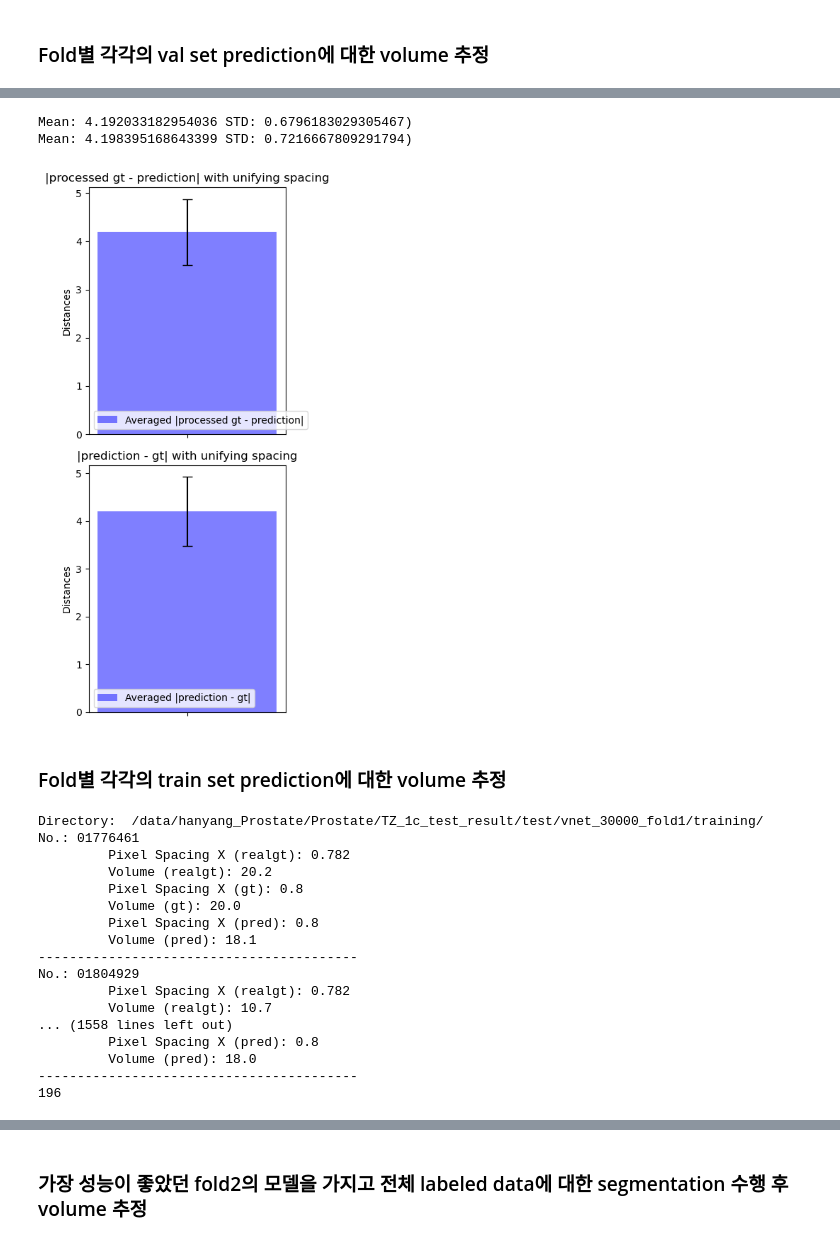
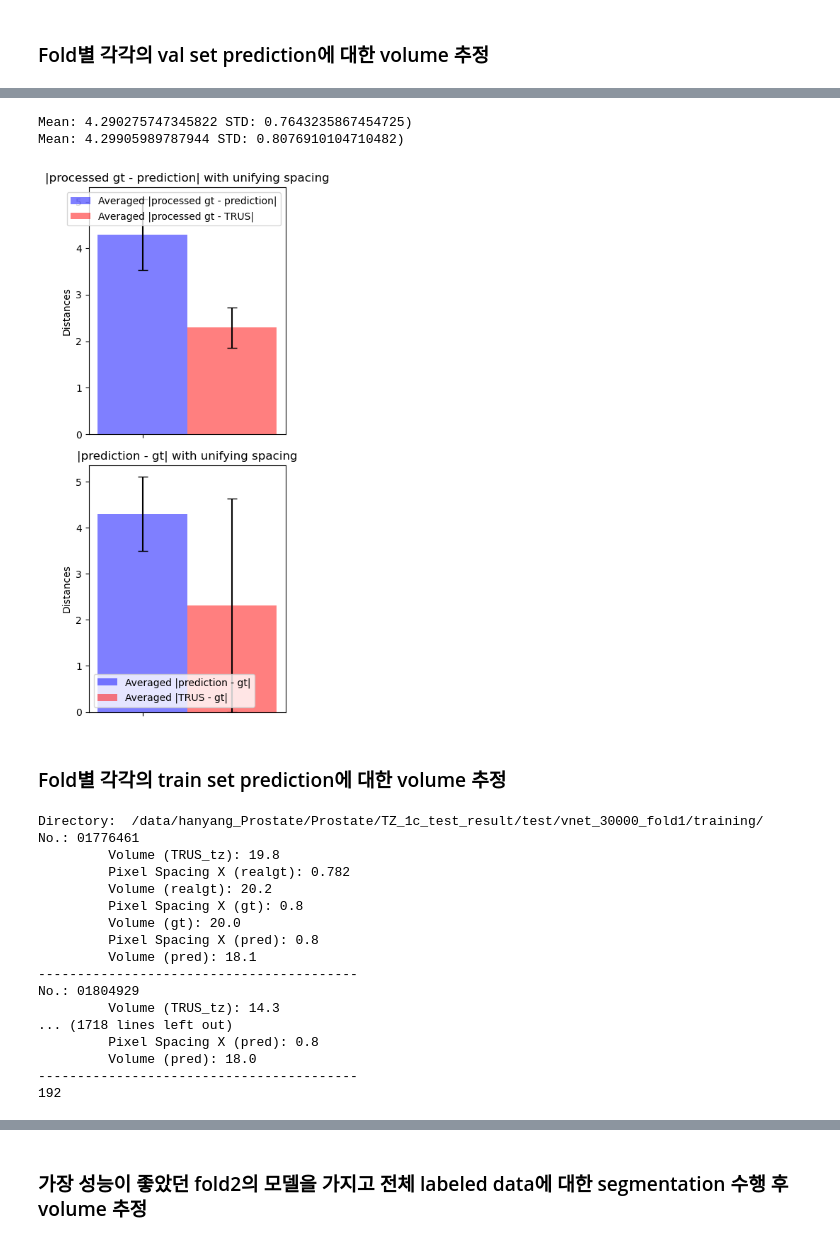
Before and after one commit to hyu-cvlab/personal_jinseonoh_medical, a Jupyter notebook: volume_estimation_TZ.ipynb, the cells around one changed output, grey strips where cells are left out. Cells and saved outputs as stored; diff of their text form; code cells hidden in the pictures.

Commit message:
additional code implementation for analyzing TRUS_TZ volume and comparison with weighted dice loss

```diff
--- a/volume_estimation_TZ.ipynb
+++ b/volume_estimation_TZ.ipynb
@@ -553,26 +561,26 @@ for fold_idx, (a_values, b_values, c_values) in enumerate(zip(a_lists, b_lists,
     print(f"|prediction - gt| 표준편차: {std_bc_fold}")
     print()
 
-# # fold별로 |a-d|와 |d-c| 계산 : fold마다 validation에 사용된 데이터가 다를거라서
-# for fold_idx, (a_values, d_values, c_values) in enumerate(zip(a_lists, d_lists, c_lists), start=1):
-#     abs_diff_ad_fold = np.abs(np.array(a_values) - np.array(d_values))
-#     abs_diff_dc_fold = np.abs(np.array(d_values) - np.array(c_values))
+# fold별로 |a-d|와 |d-c| 계산 : fold마다 validation에 사용된 데이터가 다를거라서
+for fold_idx, (a_values, d_values, c_values) in enumerate(zip(a_lists, d_lists, c_lists), start=1):
+    abs_diff_ad_fold = np.abs(np.array(a_values) - np.array(d_values))
+    abs_diff_dc_fold = np.abs(np.array(d_values) - np.array(c_values))
 
-#     mean_ad_fold = np.mean(abs_diff_ad_fold)
-#     std_ad_fold = np.std(abs_diff_ad_fold)
-#     mean_dc_fold = np.mean(abs_diff_dc_fold)
-#     std_dc_fold = np.std(abs_diff_dc_fold)
-#     mean_ad.append(mean_ad_fold)
-#     std_ad.append(std_ad_fold)
-#     mean_dc.append(mean_dc_fold)
-#     std_dc.append(std_dc_fold)
+    mean_ad_fold = np.mean(abs_diff_ad_fold)
+    std_ad_fold = np.std(abs_diff_ad_fold)
+    mean_dc_fold = np.mean(abs_diff_dc_fold)
+    std_dc_fold = np.std(abs_diff_dc_fold)
+    mean_ad.append(mean_ad_fold)
+    std_ad.append(std_ad_fold)
+    mean_dc.append(mean_dc_fold)
+    std_dc.append(std_dc_fold)
 
-#     print(f"Fold {fold_idx}:")
-#     print(f"|processed gt - TRUS| 평균: {mean_ad_fold}")
-#     print(f"|processed gt - TRUS| 표준편차: {std_ad_fold}")
-#     print(f"|TRUS - gt| 평균: {mean_dc_fold}")
-#     print(f"|TRUS - gt| 표준편차: {std_dc_fold}")
-#     print()
+    print(f"Fold {fold_idx}:")
+    print(f"|processed gt - TRUS| 평균: {mean_ad_fold}")
+    print(f"|processed gt - TRUS| 표준편차: {std_ad_fold}")
+    print(f"|TRUS - gt| 평균: {mean_dc_fold}")
+    print(f"|TRUS - gt| 표준편차: {std_dc_fold}")
+    print()
 
 # Fold별 바 차트 그리기
 fig, axes = plt.subplots(2, 1, figsize=(10, 8))
@@ -580,7 +588,7 @@ bar_width = 0.35
 
 # 첫 번째 plot
 axes[0].bar(range(1, num_folds + 1), mean_ab, bar_width, yerr=std_ab, color='b', alpha=0.5, capsize=5, label='|processed gt - prediction|')
-# axes[0].bar([x + bar_width for x in range(1, num_folds + 1)], mean_ad, bar_width, color='r', yerr=std_ad, alpha=0.5, capsize=5, label='|processed gt - TRUS|')
+axes[0].bar([x + bar_width for x in range(1, num_folds + 1)], mean_ad, bar_width, color='r', yerr=std_ad, alpha=0.5, capsize=5, label='|processed gt - TRUS|')
 axes[0].set_xticks(range(1, num_folds + 1))
 axes[0].set_xticklabels([f'Fold {i}' for i in range(1, num_folds + 1)])
 axes[0].set_ylabel('Distances')
@@ -589,7 +597,7 @@ axes[0].legend()
 
 # 두 번째 plot
 axes[1].bar(range(1, num_folds + 1), mean_bc, bar_width, yerr=std_bc, color='b', alpha=0.5, capsize=5, label='|prediction - gt|')
-# axes[1].bar([x + bar_width for x in range(1, num_folds + 1)], mean_dc, bar_width, yerr=std_dc, color='r', alpha=0.5, capsize=5, label='|TRUS - gt|')
+axes[1].bar([x + bar_width for x in range(1, num_folds + 1)], mean_dc, bar_width, yerr=std_dc, color='r', alpha=0.5, capsize=5, label='|TRUS - gt|')
 axes[1].set_xticks(range(1, num_folds + 1))
 axes[1].set_xticklabels([f'Fold {i}' for i in range(1, num_folds + 1)])
 axes[1].set_ylabel('Distances')
@@ -620,33 +628,33 @@ Fold 2:
 # %%
 fig, axes = plt.subplots(2, 1, figsize=(4, 8))
 bar_width = 0.35
 print(f'Mean: {np.mean(mean_ab)} STD: {np.std(mean_ab)})')
 print(f'Mean: {np.mean(mean_bc)} STD: {np.std(mean_bc)})')
 
 # 첫 번째 plot
 axes[0].bar([1], [np.mean(mean_ab)], bar_width, yerr=[np.std(mean_ab)], color='b', alpha=0.5, capsize=5, label='Averaged |processed gt - prediction|')
-# axes[0].bar([1 + bar_width], [mean_ad], bar_width, color='r', yerr=[std_ad], alpha=0.5, capsize=5, label='Averaged |processed gt - TRUS|')
+axes[0].bar([1 + bar_width], [np.mean(mean_ad)], bar_width, color='r', yerr=[np.std(mean_ad)], alpha=0.5, capsize=5, label='Averaged |processed gt - TRUS|')
 axes[0].set_xticks([1])
 axes[0].set_xticklabels([''])
 axes[0].set_ylabel('Distances')
 axes[0].set_title('|processed gt - prediction| with unifying spacing')
 axes[0].legend()
 
 # 두 번째 plot
 axes[1].bar([1], [np.mean(mean_bc)], bar_width, yerr=[np.std(mean_bc)], color='b', alpha=0.5, capsize=5, label='Averaged |prediction - gt|')
-# axes[1].bar([1 + bar_width], [mean_dc], bar_width, yerr=[std_dc], color='r', alpha=0.5, capsize=5, label='Averaged |TRUS - gt|')
+axes[1].bar([1 + bar_width], [np.mean(mean_dc)], bar_width, yerr=[np.mean(mean_dc)], color='r', alpha=0.5, capsize=5, label='Averaged |TRUS - gt|')
 axes[1].set_xticks([1])
 axes[1].set_xticklabels([''])
 axes[1].set_ylabel('Distances')
 axes[1].set_title('|prediction - gt| with unifying spacing')
 axes[1].legend()
 
 plt.tight_layout()
 plt.show()
 # %% [output]
-Mean: 4.192033182954036 STD: 0.6796183029305467)
-Mean: 4.198395168643399 STD: 0.7216667809291794)
+Mean: 4.290275747345822 STD: 0.7643235867454725)
+Mean: 4.29905989787944 STD: 0.8076910104710482)
-[figure, old version]
+[figure, new version]
 # %%
 # # import os
 # # import numpy as np
@@ -846,15 +854,15 @@ for fold_idx, directory_path in enumerate(directory_paths, start=1):
                         volume_realgt = calculate_volume(mask_voxel_count_realgt, pixel_spacing_x_realgt, pixel_spacing_y_realgt, slice_gap_realgt)
 
                         # 값 저장
-                        if a_value in TRUS:
+                        if a_value in TRUS_tz:
                             cnt += 1
                             a_lists[fold_idx - 1].append(volume_gt)
                             b_lists[fold_idx - 1].append(volume_pred)
                             c_lists[fold_idx - 1].append(volume_realgt)
-                            d_lists[fold_idx - 1].append(TRUS[a_value])
+                            d_lists[fold_idx - 1].append(TRUS_tz[a_value])
                             # 출력
                             print(f"No.: {a_value}")
-#                             print(f"\t Volume (TRUS): {TRUS[a_value]}")
+                            print(f"\t Volume (TRUS_tz): {TRUS_tz[a_value]}")
                             print(f"\t Pixel Spacing X (realgt): {np.round(float(pixel_spacing_x_realgt),3)}")
                             print(f"\t Volume (realgt): {np.round(volume_realgt,1)}")
                             print(f"\t Pixel Spacing X (gt): {np.round(float(pixel_spacing_x_gt),3)}")
@@ -866,6 +874,7 @@ print(cnt)
 # %% [output]
 Directory:  /data/hanyang_Prostate/Prostate/TZ_1c_test_result/test/vnet_30000_fold1/training/
 No.: 01776461
+         Volume (TRUS_tz): 19.8
          Pixel Spacing X (realgt): 0.782
          Volume (realgt): 20.2
          Pixel Spacing X (gt): 0.8
@@ -874,13 +883,12 @@ No.: 01776461
          Volume (pred): 18.1
 -----------------------------------------
 No.: 01804929
-         Pixel Spacing X (realgt): 0.782
-         Volume (realgt): 10.7
-... (1558 lines left out)
+         Volume (TRUS_tz): 14.3
+... (1718 lines left out)
          Pixel Spacing X (pred): 0.8
          Volume (pred): 18.0
 -----------------------------------------
-196
+192
 # %%
 # 데이터 처리
 mean_ac = []
```
Also changed, not shown: parts of 5 cells of this notebook, 2 other files.
